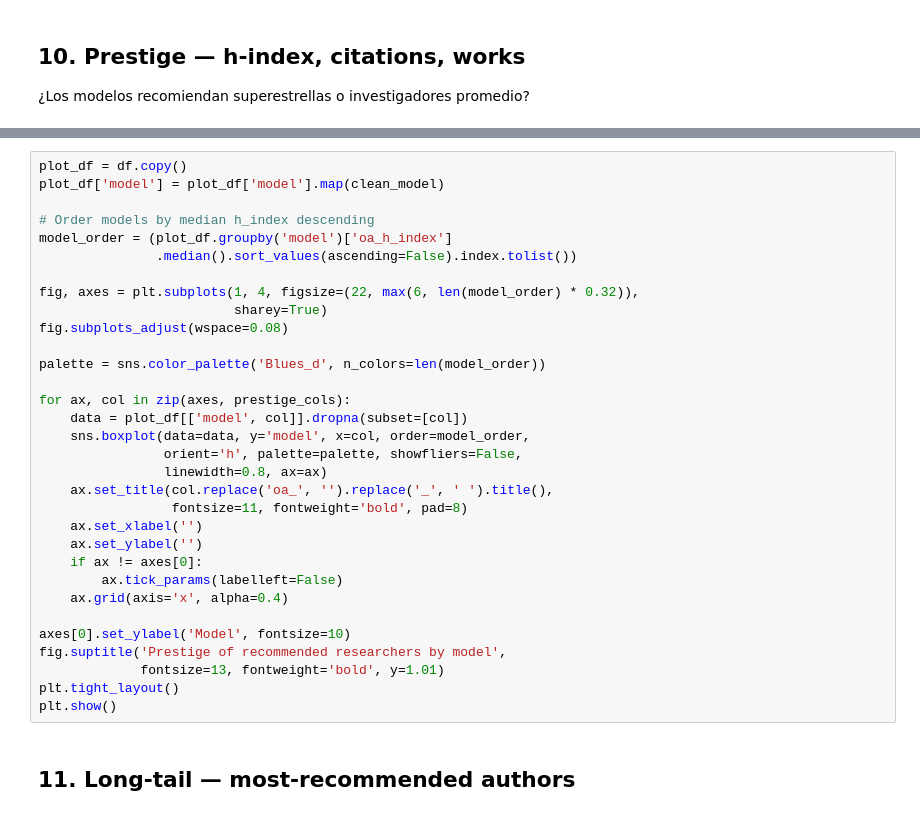
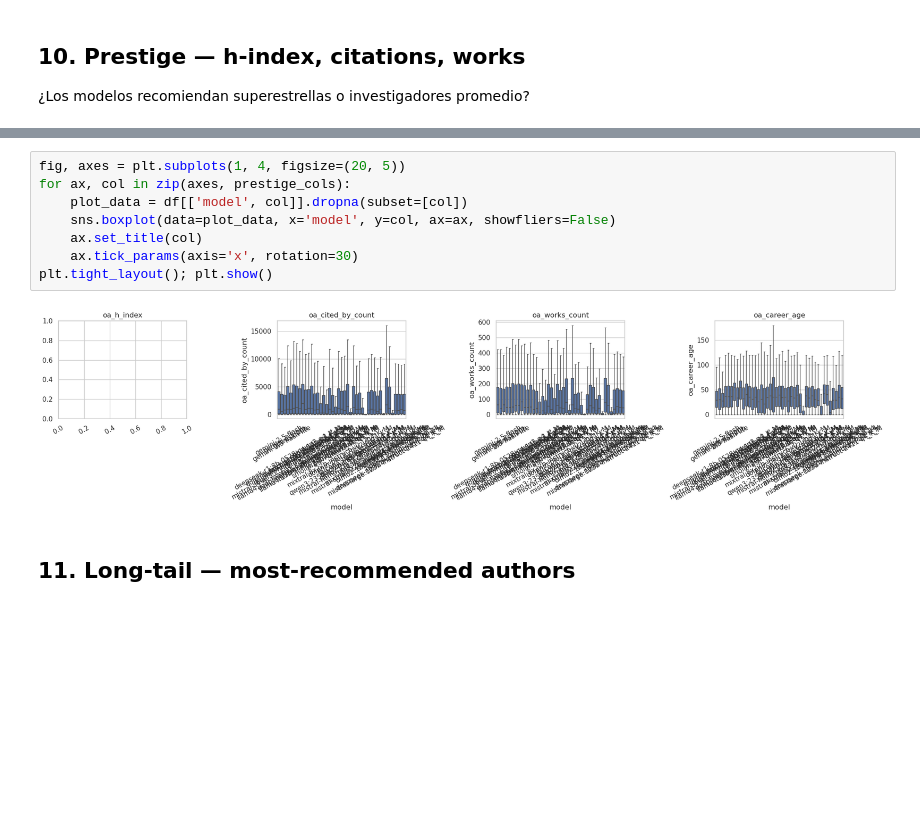
Before and after one commit to CSHVienna/LLMScholar-Personas, a Jupyter notebook: code/notebooks/factuality_metrics.ipynb, the cells around one changed output, grey strips where cells are left out. Cells and saved outputs as stored; diff of their text form; blank space fills up the shorter version.

```diff
--- a/code/notebooks/factuality_metrics.ipynb
+++ b/code/notebooks/factuality_metrics.ipynb
@@ -226,35 +608,13 @@ agg
-# %%
-plot_df = df.copy()
-plot_df['model'] = plot_df['model'].map(clean_model)
-
-# Order models by median h_index descending
-model_order = (plot_df.groupby('model')['oa_h_index']
-               .median().sort_values(ascending=False).index.tolist())
-
-fig, axes = plt.subplots(1, 4, figsize=(22, max(6, len(model_order) * 0.32)),
-                         sharey=True)
-fig.subplots_adjust(wspace=0.08)
-
-palette = sns.color_palette('Blues_d', n_colors=len(model_order))
-
-for ax, col in zip(axes, prestige_cols):
-    data = plot_df[['model', col]].dropna(subset=[col])
-    sns.boxplot(data=data, y='model', x=col, order=model_order,
-                orient='h', palette=palette, showfliers=False,
-                linewidth=0.8, ax=ax)
-    ax.set_title(col.replace('oa_', '').replace('_', ' ').title(),
-                 fontsize=11, fontweight='bold', pad=8)
-    ax.set_xlabel('')
-    ax.set_ylabel('')
-    if ax != axes[0]:
-        ax.tick_params(labelleft=False)
-    ax.grid(axis='x', alpha=0.4)
-
-axes[0].set_ylabel('Model', fontsize=10)
-fig.suptitle('Prestige of recommended researchers by model',
-             fontsize=13, fontweight='bold', y=1.01)
-plt.tight_layout()
-plt.show()
+# %%
+fig, axes = plt.subplots(1, 4, figsize=(20, 5))
+for ax, col in zip(axes, prestige_cols):
+    plot_data = df[['model', col]].dropna(subset=[col])
+    sns.boxplot(data=plot_data, x='model', y=col, ax=ax, showfliers=False)
+    ax.set_title(col)
+    ax.tick_params(axis='x', rotation=30)
+plt.tight_layout(); plt.show()
+# %% [output]
+[figure, added]
 # %% [markdown]
 ## 11. Long-tail — most-recommended authors
 # %%
```
Also changed, not shown: parts of 35 cells of this notebook, 3 other files.
